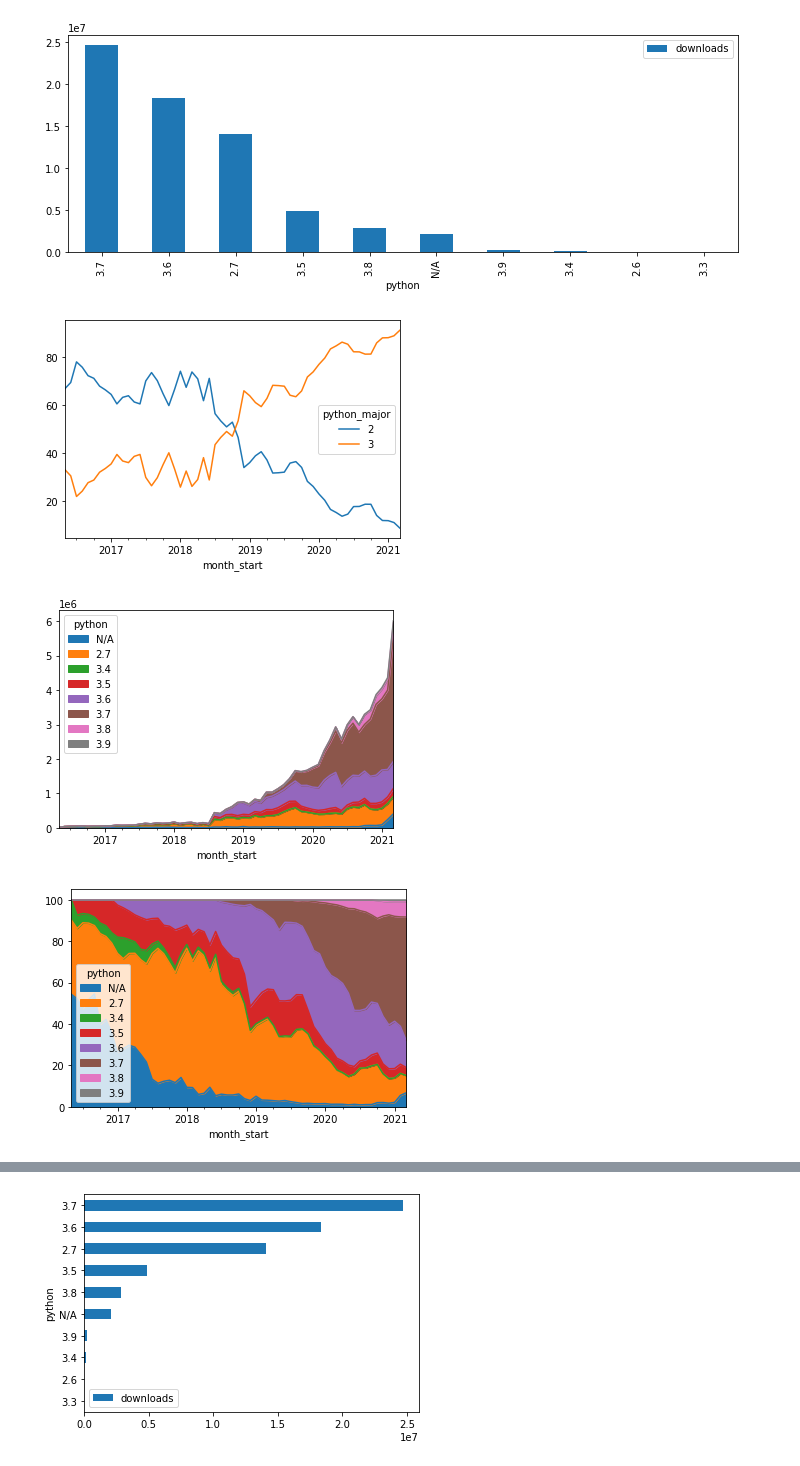
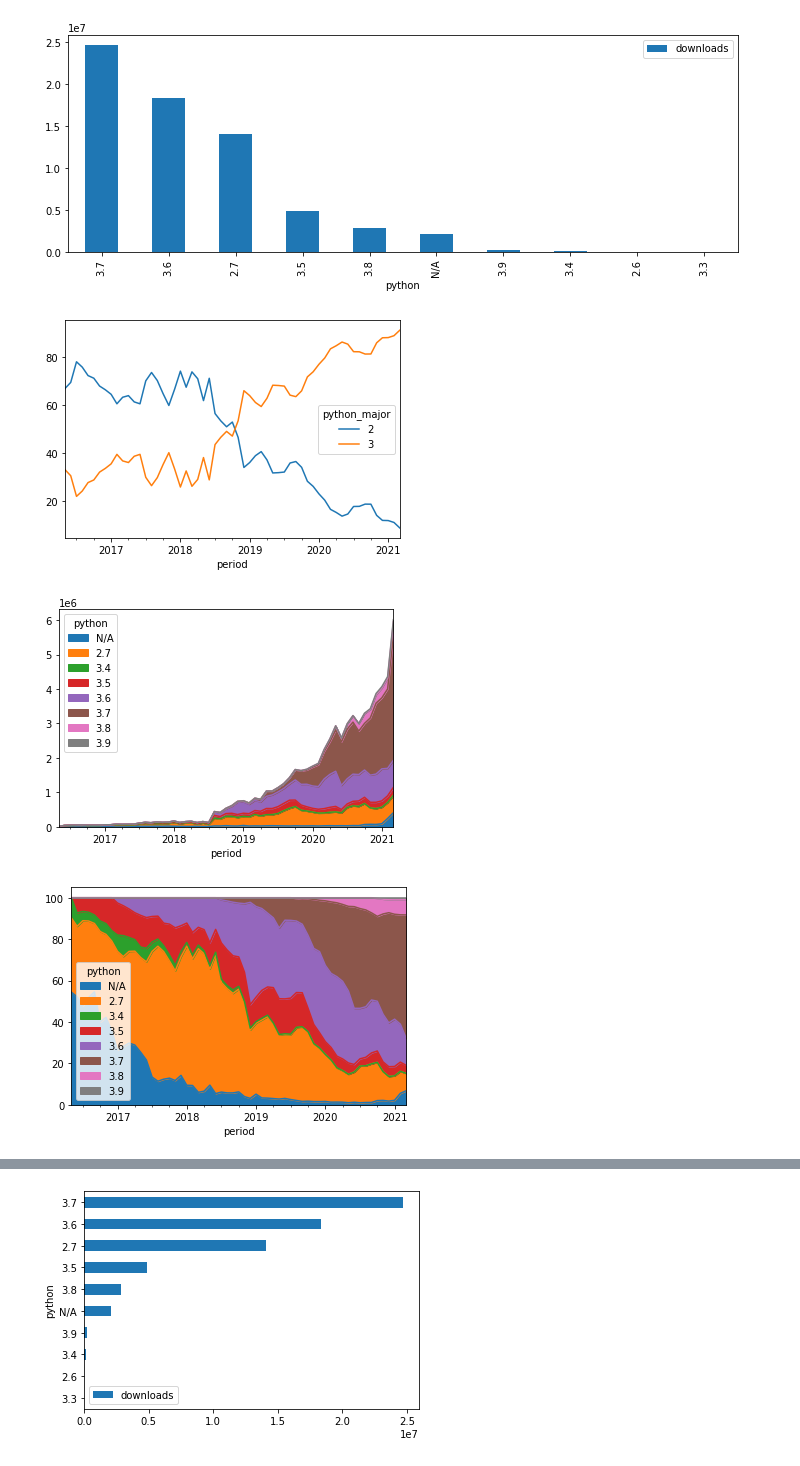
Before and after one commit to xflr6/notebooks, a Jupyter notebook: PyPI.ipynb, the cells around one changed output, grey strips where cells are left out. Saved outputs shown, nothing was run; the diff lists cells and outputs as text; code cells hidden in the pictures.

```diff
--- a/PyPI.ipynb
+++ b/PyPI.ipynb
@@ -279,8 +275,7 @@ memory usage: 48.0 MB
 | treedb | 47_407 | 0.1% |
 | All | 67_380_316 | 100.0% |
 # %%
-(df.set_index(df['month_start'].dt.to_timestamp(), drop=True)
- .resample('YS')
+(df.resample('Y')
  .agg({'downloads': ['sum',
                      'count', 'nunique', 'min', pd.Series.mode, 'median', 'max',
                      'mean', 'std',
@@ -369,31 +364,31 @@ df.pivot_table(values='downloads', index=['year', 'month'], columns='project',
 # %% [output]
 [figure]
 # %%
-(df.pivot_table(values='downloads', index='month_start', columns='python_major',
+(df.pivot_table(values='downloads', index='period', columns='python_major',
                 aggfunc='sum', fill_value=0)
  .stack(level='python_major')[lambda x: x > 1_000]
- .groupby('month_start').transform(lambda g: 100 * g / g.sum())
+ .groupby('period').transform(lambda g: 100 * g / g.sum())
  .unstack(level='python_major', fill_value=0)
  .plot());
 # %% [output]
-[figure, old version]
+[figure, new version]
 # %%
-(df.pivot_table(values='downloads', index='month_start', columns='python',
+(df.pivot_table(values='downloads', index='period', columns='python',
                 aggfunc='sum', fill_value=0)
  .stack(level='python')[lambda x: x > 1_000]
  .unstack(level='python', fill_value=0)
  .sort_values(axis='columns', by='python')
  .plot.area());
 # %% [output]
-[figure, old version]
+[figure, new version]
 # %%
-(df.pivot_table(values='downloads', index='month_start', columns='python',
+(df.pivot_table(values='downloads', index='period', columns='python',
                 aggfunc='sum', fill_value=0)
  .stack(level='python')[lambda x: x > 1_000]
- .groupby('month_start').transform(lambda g: 100 * g / g.sum())
+ .groupby('period').transform(lambda g: 100 * g / g.sum())
  .unstack(level='python', fill_value=0)
  .sort_values(axis='columns', by='python')
  .plot.area());
 # %% [output]
-[figure, old version]
+[figure, new version]
 # %%
```
Also changed, not shown: parts of 8 cells of this notebook.
